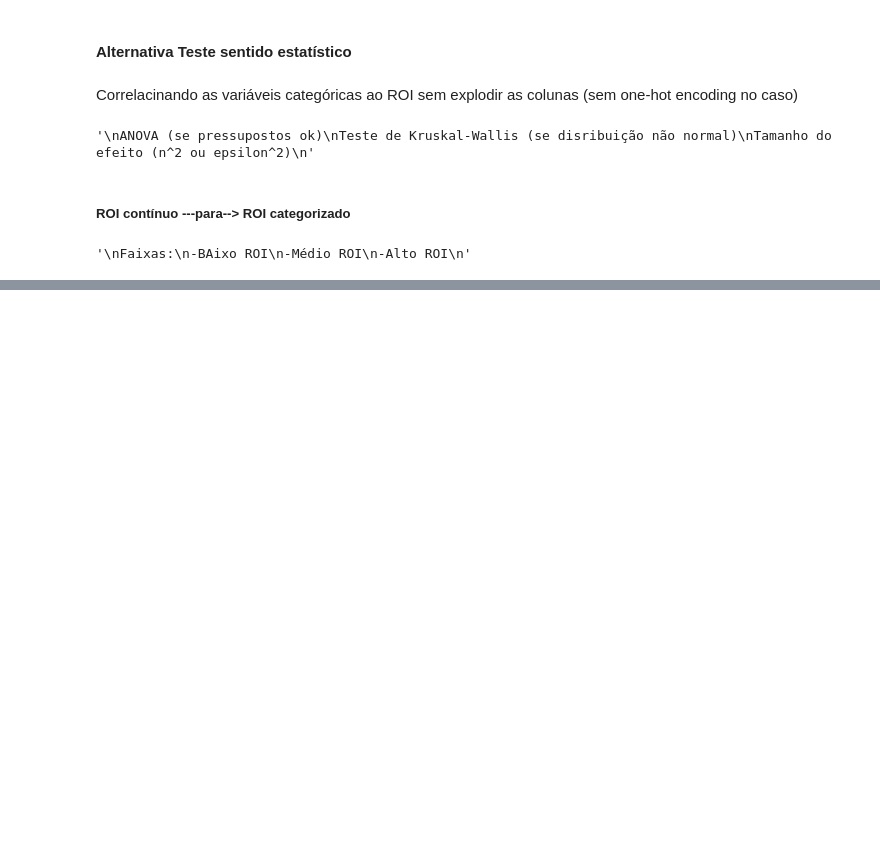
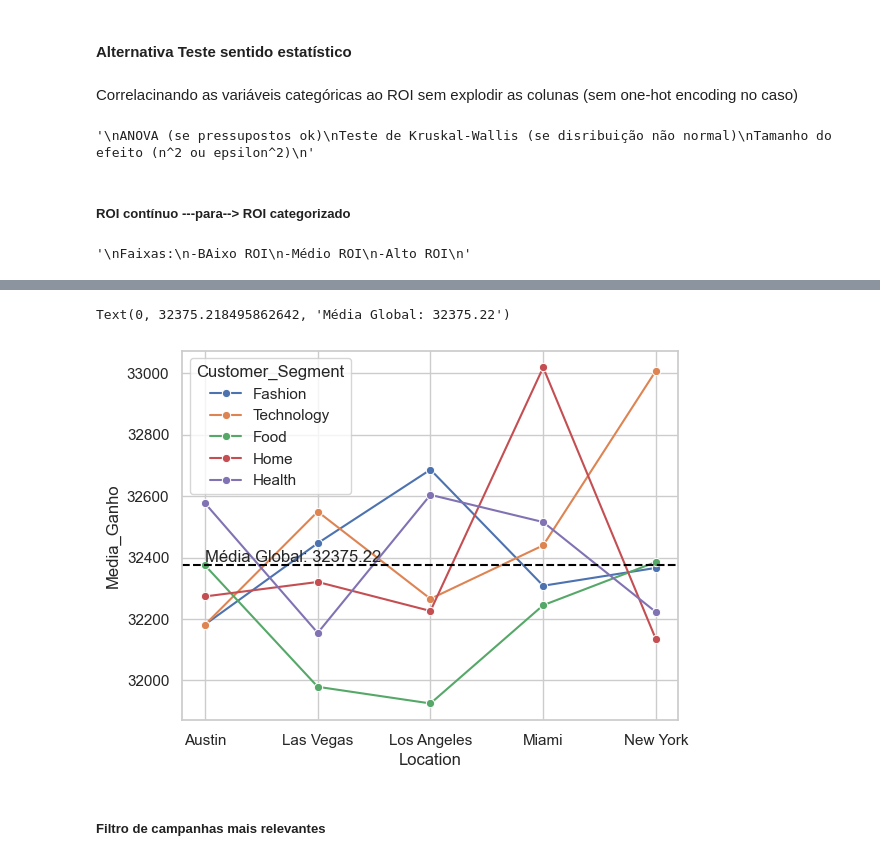
Before and after one commit to Draky-Rollgard/Consumo_propagandas, a Jupyter notebook: notebooks/Graficos.ipynb, the cells around one changed output, grey strips where cells are left out. Saved outputs shown, nothing was run; the diff lists cells and outputs as text; code cells hidden in the pictures; blank space fills up the shorter version.

```diff
--- a/notebooks/Graficos.ipynb
+++ b/notebooks/Graficos.ipynb
@@ -496,0 +562,19 @@ Faixas:
+# %%
+ganho_global = df["Gain"].mean()
+
+ax = sns.lineplot(
+    data=df_grouped,
+    x="Location",
+    y="Media_Ganho",
+    hue="Customer_Segment",
+    marker="o"
+)
+
+ax.axhline(ganho_global, linestyle="--", color="black")
+plt.text(0, ganho_global, f"Média Global: {ganho_global:.2f}",
+         verticalalignment="bottom")
+# %% [output]
+Text(0, 32375.218495862642, 'Média Global: 32375.22')
+[figure, added]
+# %% [markdown]
+##### Filtro de campanhas mais relevantes
```
Also changed, not shown: parts of 15 cells of this notebook, 1 other file.
